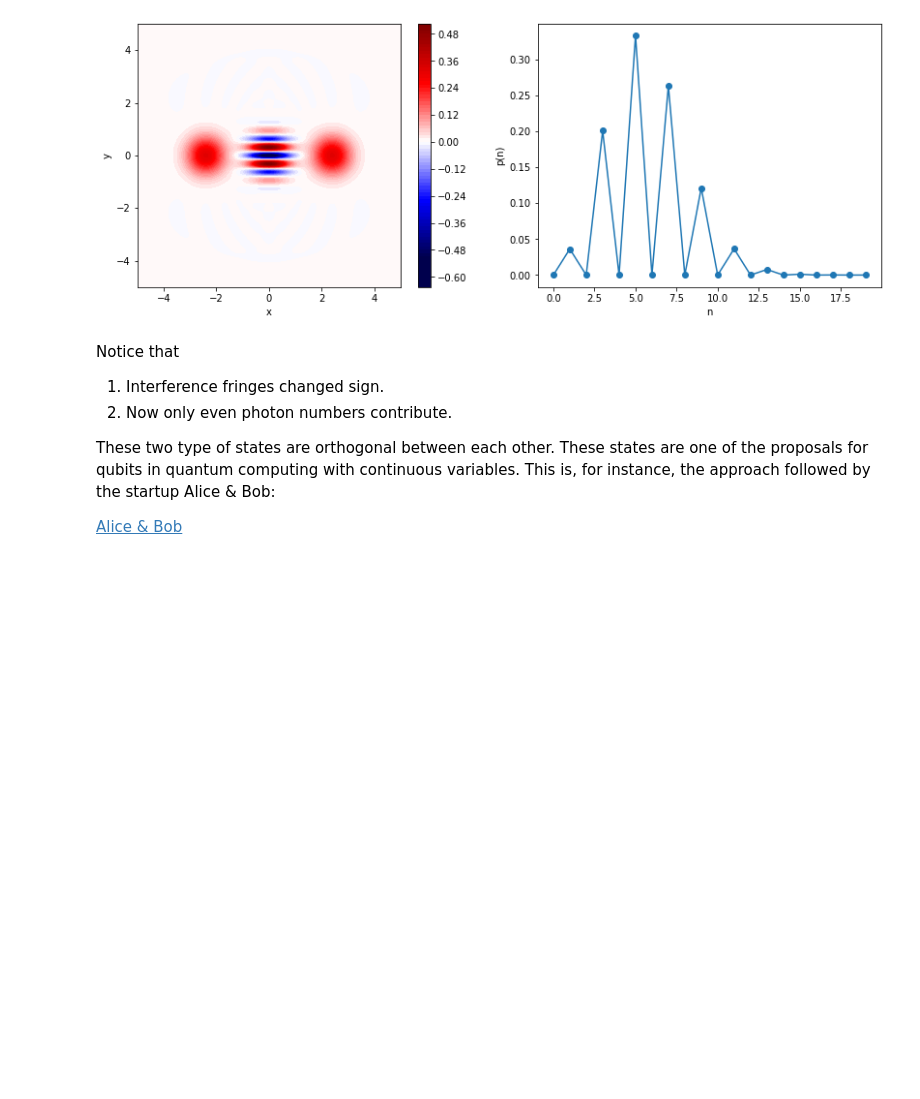
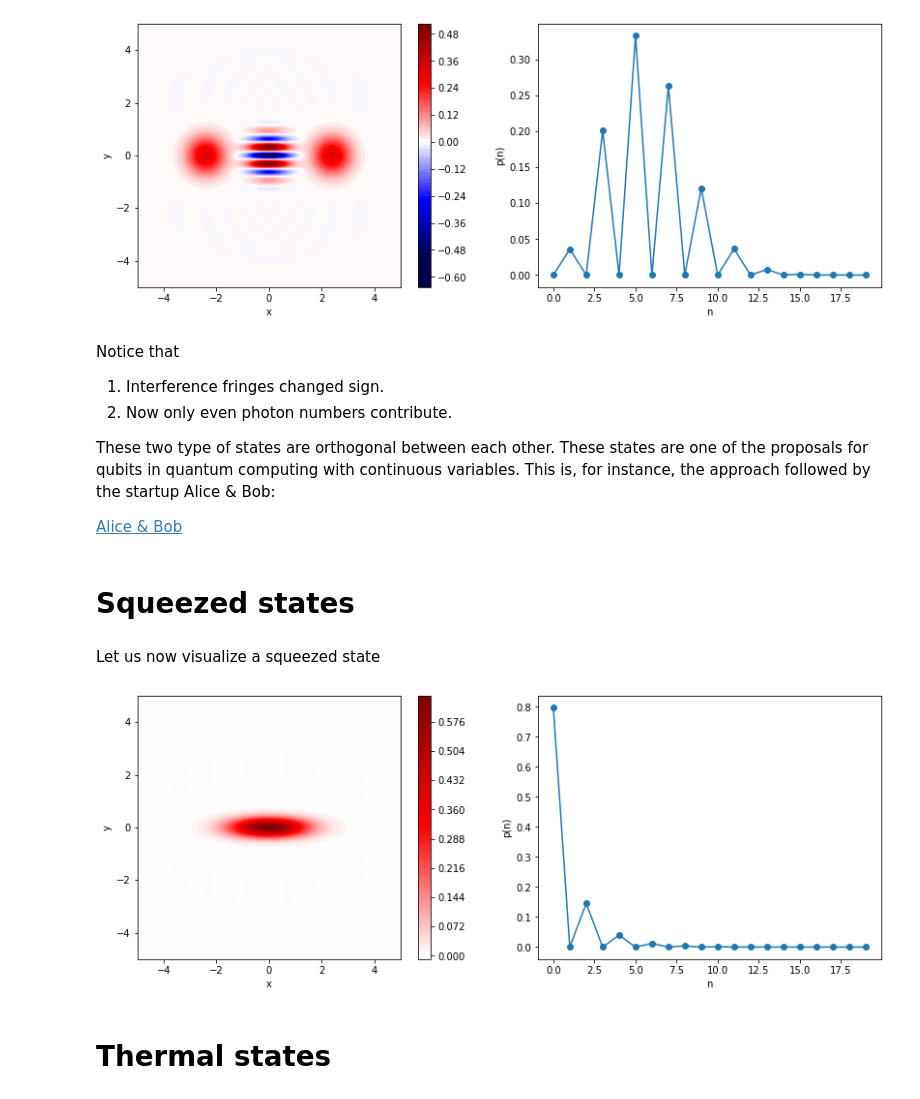
Before and after one commit to CarlosSMWolff/Quantum-Optics-Course, a Jupyter notebook: 1_Quantum_single_mode_field.ipynb, the cells around one changed output. Saved outputs shown, nothing was run; the diff lists cells and outputs as text; code cells hidden in the pictures; blank space fills up the shorter version.

Commit message:
Add squeezed and thermal states

```diff
--- a/1_Quantum_single_mode_field.ipynb
+++ b/1_Quantum_single_mode_field.ipynb
@@ -201,3 +201,24 @@ Notice that
 These two type of states are orthogonal between each other. These states are one of the proposals for qubits in quantum computing with continuous variables. This is, for instance, the approach followed by the startup Alice & Bob:
 
 [Alice & Bob](https://alice-bob.com/)
+# %% [markdown]
+# Squeezed states
+# %% [markdown]
+Let us now visualize a squeezed state
+# %%
+r = 0.7
+phi = np.pi
+
+# Create squeezing operator
+S = squeeze(Ntrun, r*np.exp(1j*phi))
+
+# Apply squeezing operator
+psiSq = S*vac
+# %%
+WignerSq = wigner(psiSq, xvec, xvec, g= 2)
+
+plot_state(psiSq,WignerSq,xvec)
+# %% [output]
+[figure, added]
+# %% [markdown]
+# Thermal states
```
Also changed, not shown: parts of 7 cells of this notebook.
